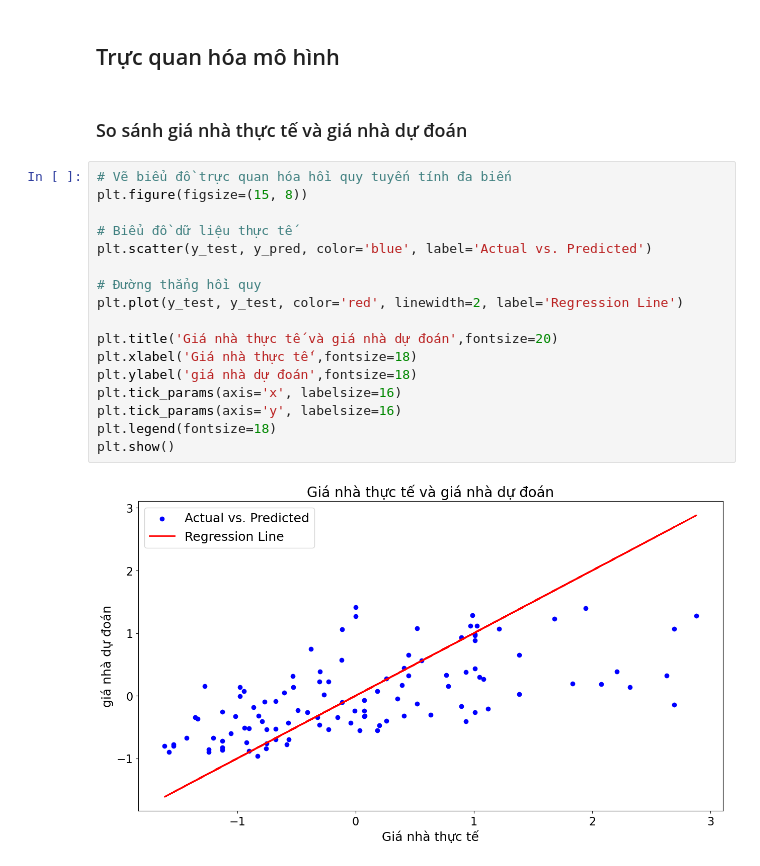
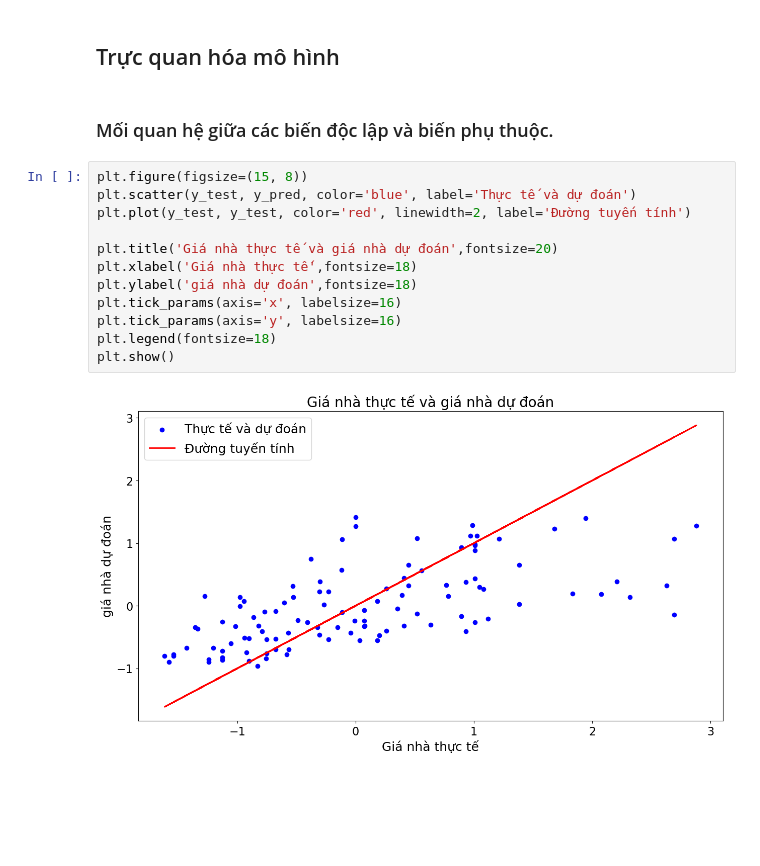
Before and after one commit to tuanvippython/Regression, a Jupyter notebook: housing.price Regression Multiple.ipynb, the cells around one changed output. Saved outputs shown, nothing was run; the diff lists cells and outputs as text; blank space fills up the shorter version.

```diff
--- a/housing.price Regression Multiple.ipynb
+++ b/housing.price Regression Multiple.ipynb
@@ -264,24 +264,19 @@ Sai số chệch (intercept):
 -0.009546691476439467
 # %% [markdown]
 ## Trực quan hóa mô hình
-# %% [markdown]
-### So sánh giá nhà thực tế và giá nhà dự đoán
+# %% [markdown]
+### Mối quan hệ giữa các biến độc lập và biến phụ thuộc.
 # %%
-# Vẽ biểu đồ trực quan hóa hồi quy tuyến tính đa biến
 plt.figure(figsize=(15, 8))
-
-# Biểu đồ dữ liệu thực tế
-plt.scatter(y_test, y_pred, color='blue', label='Actual vs. Predicted')
-
-# Đường thẳng hồi quy
-plt.plot(y_test, y_test, color='red', linewidth=2, label='Regression Line')
+plt.scatter(y_test, y_pred, color='blue', label='Thực tế và dự đoán')
+plt.plot(y_test, y_test, color='red', linewidth=2, label='Đường tuyến tính')
 
 plt.title('Giá nhà thực tế và giá nhà dự đoán',fontsize=20)
 plt.xlabel('Giá nhà thực tế',fontsize=18)
 plt.ylabel('giá nhà dự đoán',fontsize=18)
 plt.tick_params(axis='x', labelsize=16)
 plt.tick_params(axis='y', labelsize=16)
 plt.legend(fontsize=18)
 plt.show()
 # %% [output]
-[figure, old version]
+[figure, new version]
```
Also changed, not shown: parts of 1 cell of this notebook, 2 other files.
